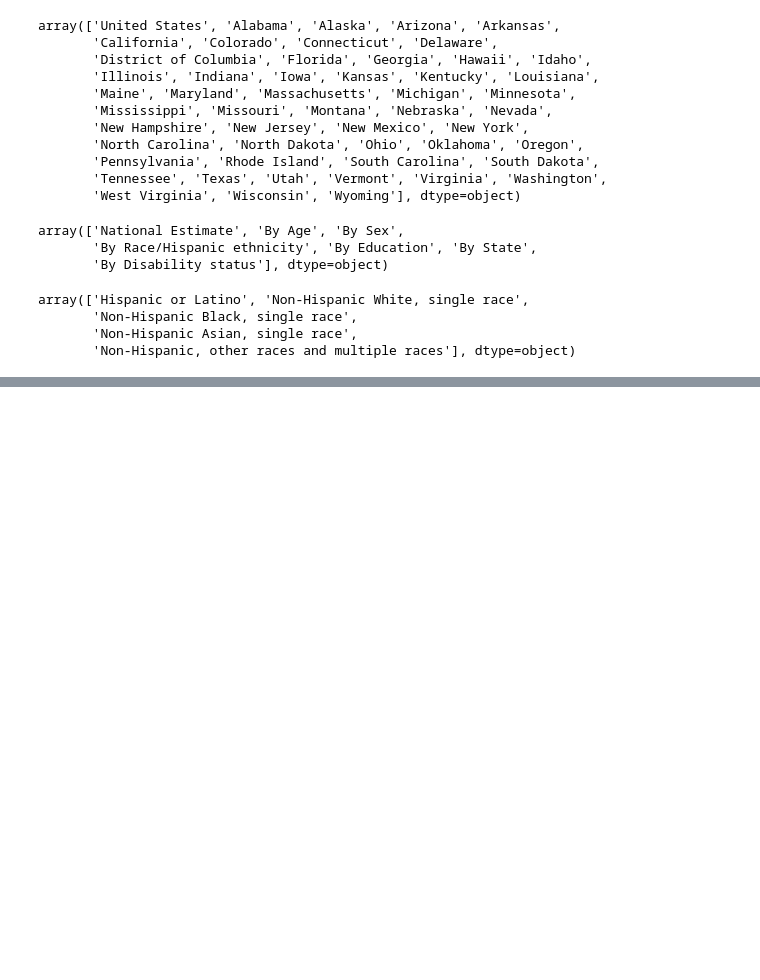
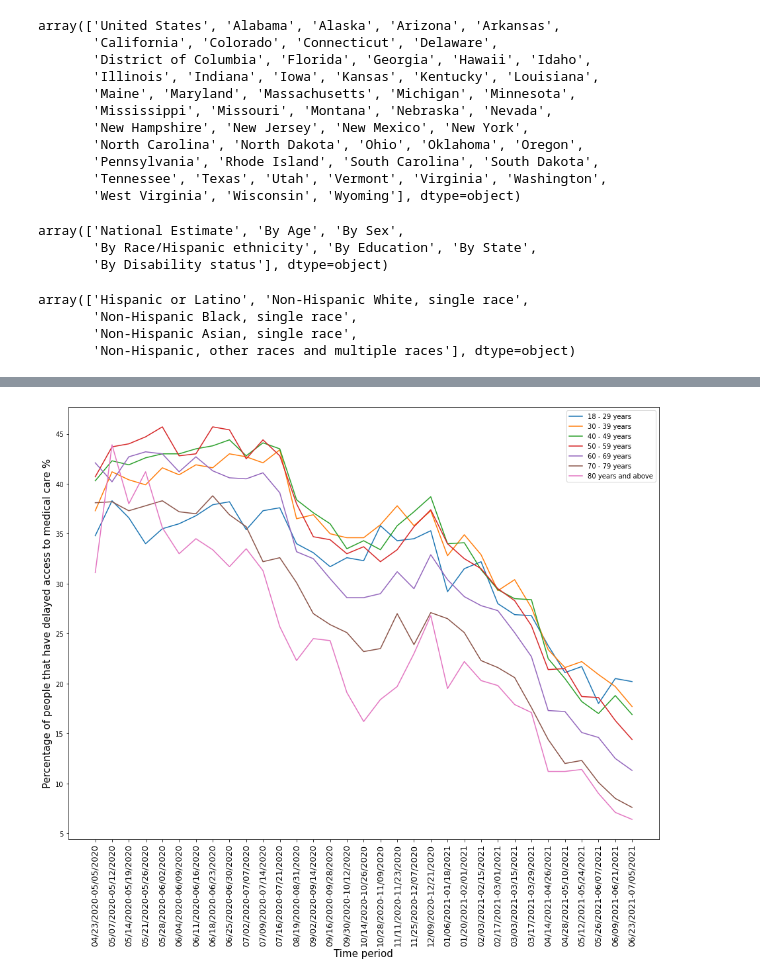
Before and after one commit to ahwali/gradproject, a Jupyter notebook: graduate project/COVID_dataset.ipynb, the cells around one changed output, grey strips where cells are left out. Cells and saved outputs as stored; diff of their text form; code cells hidden in the pictures; blank space fills up the shorter version.

```diff
--- a/graduate project/COVID_dataset.ipynb
+++ b/graduate project/COVID_dataset.ipynb
@@ -136,0 +120,7 @@ plt.show()
+# %%
+j = 0
+for i in [1,2,3.02,3.05,3.1]:
+    phase_dict[i] = f"{df_access_Didnot[df_access_Didnot.Subgroup == 'Female'].groupby('Phase_adj')['Time Period Start Date'].min()[j]}-{df_access_Didnot[df_access_Didnot.Subgroup == 'Female'].groupby('Phase_adj')['Time Period End Date'].max()[j]}"
+    j+=1
+Phase_df = pd.DataFrame.from_dict(phase_dict, orient= 'index').reset_index().rename(columns={0: 'Period', 'index':'Phase'})
+Phase_df
@@ -136,0 +134,11 @@ plt.show()
+# %%
+plt.figure(figsize=(16,12))
+for i in range(0,7):
+    sns.lineplot(x=Time_period_dict.values(), y=pivot_Delayed.iloc[i,:], label=pivot_Delayed.iloc[i].name[3])
+    plt.legend()
+plt.xticks(rotation='vertical', fontsize = 13)
+plt.xlabel('Time period', fontsize = 15)
+plt.ylabel('Percentage of people that have delayed access to medical care %', fontsize = 15)
+plt.show()
+# %% [output]
+[figure, added]
```
Also changed, not shown: parts of 15 cells of this notebook.
